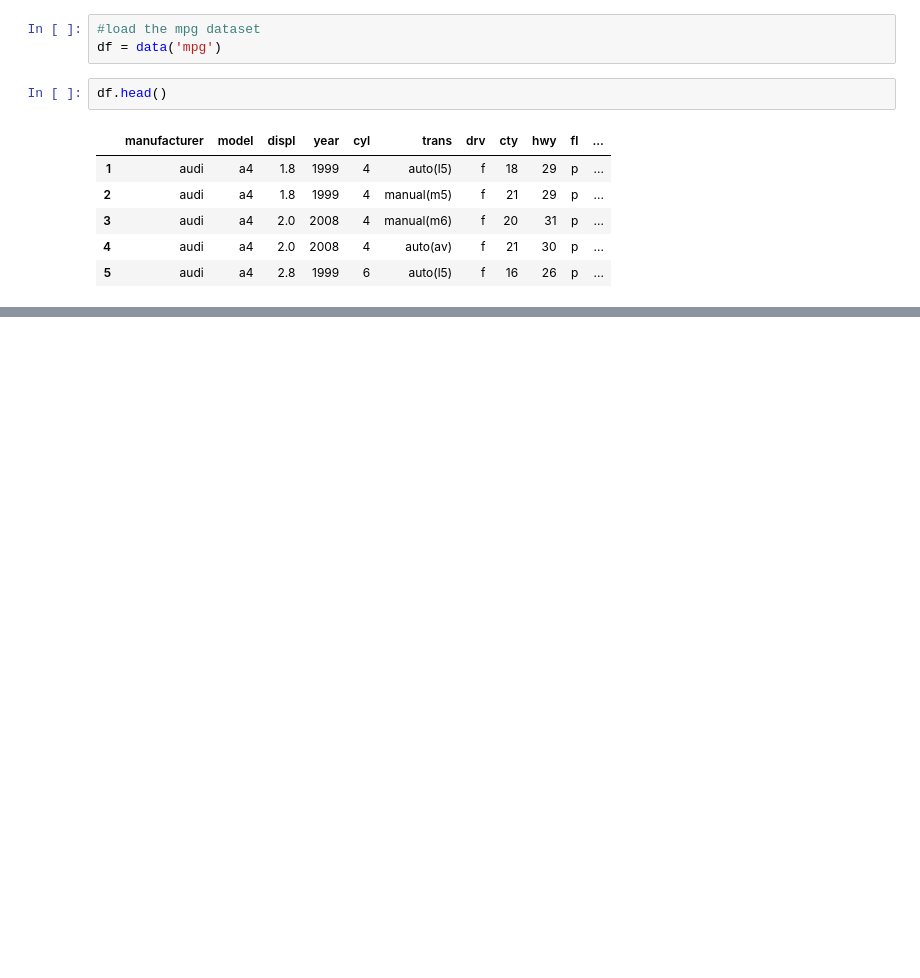
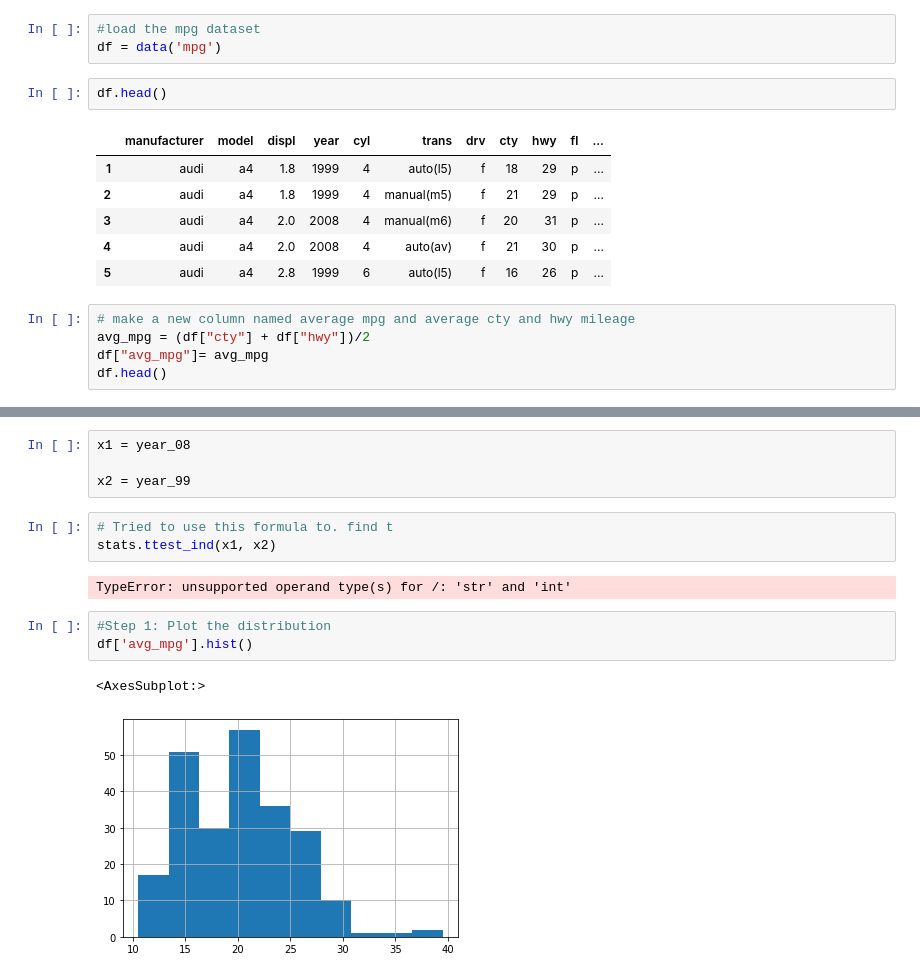
Before and after one commit to SLawsonWoods/statistics-exercises, a Jupyter notebook: hypothesis_testing.ipynb, the cells around one changed output, grey strips where cells are left out. Drawn from its saved outputs; the diff is of its cells as text; blank space fills up the shorter version.

```diff
--- a/hypothesis_testing.ipynb
+++ b/hypothesis_testing.ipynb
@@ -147,3 +146,8 @@ df.head()
 | 3 | audi | a4 | 2.0 | 2008 | 4 | manual(m6) | f | 20 | 31 | p | ... |
 | 4 | audi | a4 | 2.0 | 2008 | 4 | auto(av) | f | 21 | 30 | p | ... |
 | 5 | audi | a4 | 2.8 | 1999 | 6 | auto(l5) | f | 16 | 26 | p | ... |
+# %%
+# make a new column named average mpg and average cty and hwy mileage
+avg_mpg = (df["cty"] + df["hwy"])/2
+df["avg_mpg"]= avg_mpg
+df.head()
@@ -153,0 +184,15 @@ stats.ttest.ind formula find this
+# %%
+x1 = year_08
+
+x2 = year_99
+# %%
+# Tried to use this formula to. find t
+stats.ttest_ind(x1, x2)
+# %% [output]
+TypeError: unsupported operand type(s) for /: 'str' and 'int'
+# %%
+#Step 1: Plot the distribution
+df['avg_mpg'].hist()
+# %% [output]
+<AxesSubplot:>
+[figure, added]
```
Also changed, not shown: parts of 17 cells of this notebook, 1 other file.
